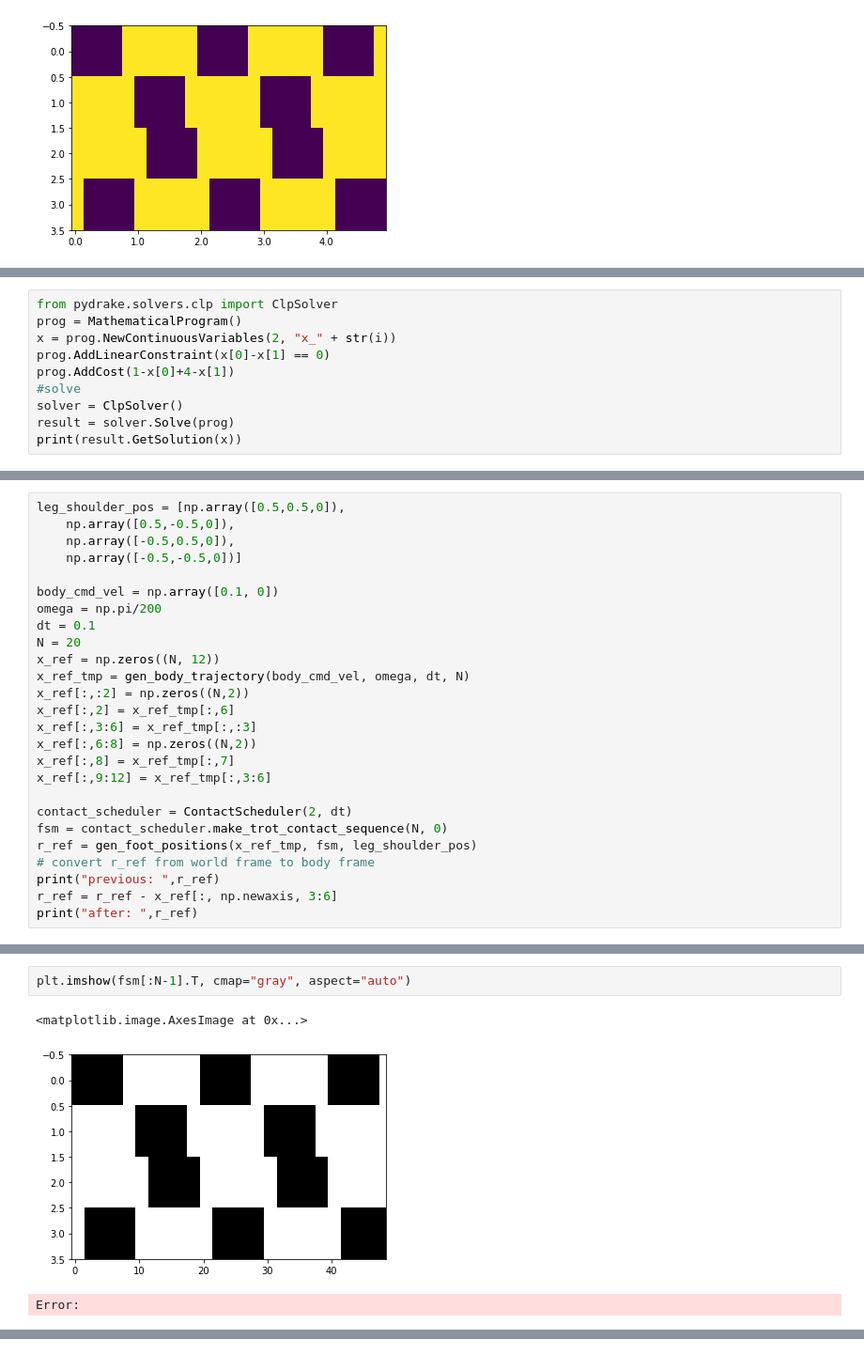
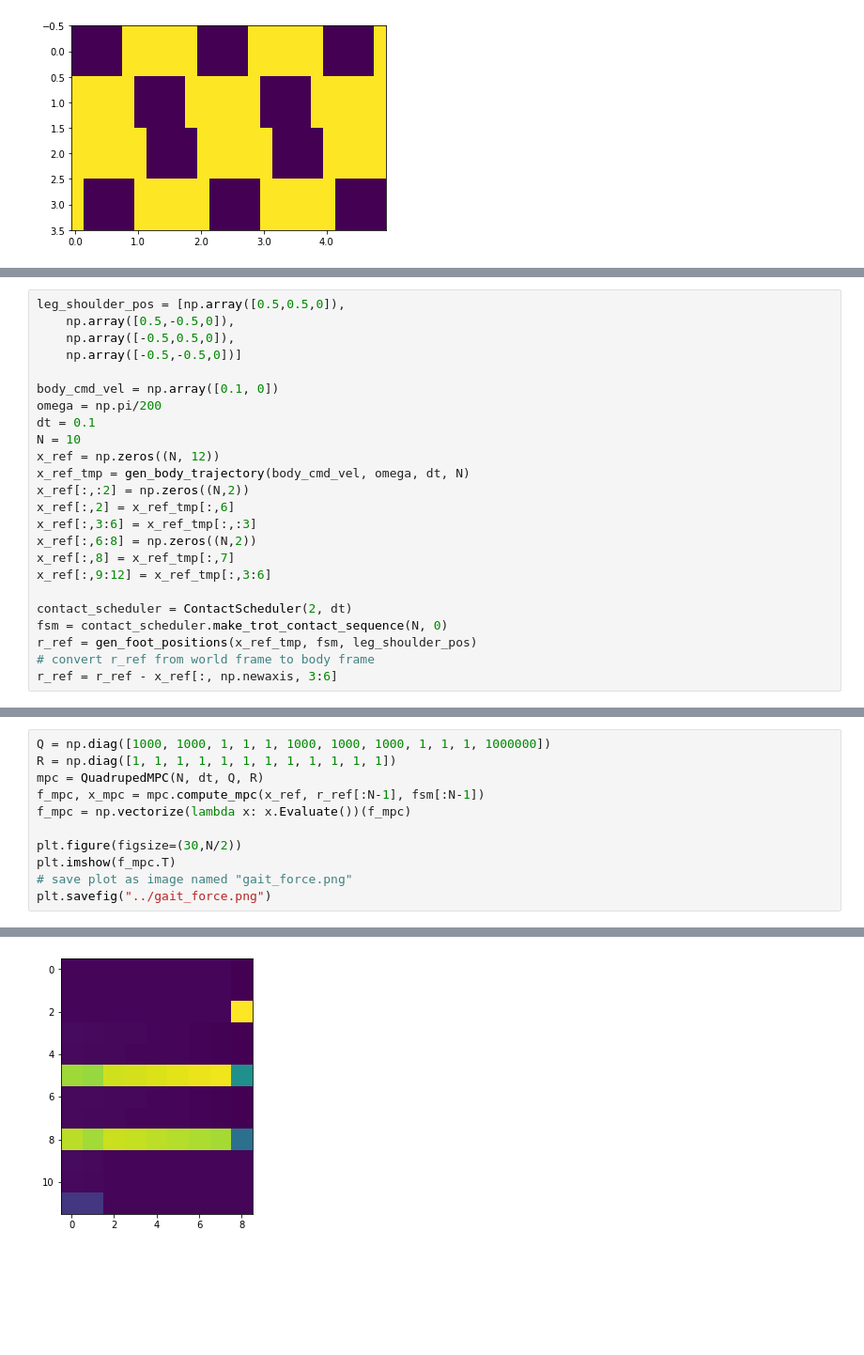
Before and after one commit to JChunX/gait-trans, a Jupyter notebook: gait_trans/playground.ipynb, the cells around one changed output, grey strips where cells are left out. Shown at 94% size. Cells and saved outputs as stored; diff of their text form; blank space fills up the shorter version.

Commit message:
mpc plot utils

```diff
--- a/gait_trans/playground.ipynb
+++ b/gait_trans/playground.ipynb
@@ -547,13 +542,3 @@ class QuadrupedMPC(LeafSystem):
         else:
             print("MPC failed to solve")
             return None
-# %%
-from pydrake.solvers.clp import ClpSolver
-prog = MathematicalProgram()
-x = prog.NewContinuousVariables(2, "x_" + str(i))
-prog.AddLinearConstraint(x[0]-x[1] == 0)
-prog.AddCost(1-x[0]+4-x[1])
-#solve
-solver = ClpSolver()
-result = solver.Solve(prog)
-print(result.GetSolution(x))
@@ -568,7 +551,7 @@ leg_shoulder_pos = [np.array([0.5,0.5,0]),
 body_cmd_vel = np.array([0.1, 0])
 omega = np.pi/200
 dt = 0.1
-N = 20
+N = 10
 x_ref = np.zeros((N, 12))
 x_ref_tmp = gen_body_trajectory(body_cmd_vel, omega, dt, N)
 x_ref[:,:2] = np.zeros((N,2))
@@ -582,6 +565,4 @@ contact_scheduler = ContactScheduler(2, dt)
 fsm = contact_scheduler.make_trot_contact_sequence(N, 0)
 r_ref = gen_foot_positions(x_ref_tmp, fsm, leg_shoulder_pos)
 # convert r_ref from world frame to body frame
-print("previous: ",r_ref)
 r_ref = r_ref - x_ref[:, np.newaxis, 3:6]
-print("after: ",r_ref)
@@ -657,6 +569,12 @@ TypeError: Image data of dtype object cannot be converted to float
-# %%
-plt.imshow(fsm[:N-1].T, cmap="gray", aspect="auto")
-# %% [output]
-<matplotlib.image.AxesImage at 0x...>
-[figure, removed]
-Error:
+# %%
+Q = np.diag([1000, 1000, 1, 1, 1, 1000, 1000, 1000, 1, 1, 1, 1000000])
+R = np.diag([1, 1, 1, 1, 1, 1, 1, 1, 1, 1, 1, 1])
+mpc = QuadrupedMPC(N, dt, Q, R)
+f_mpc, x_mpc = mpc.compute_mpc(x_ref, r_ref[:N-1], fsm[:N-1])
+f_mpc = np.vectorize(lambda x: x.Evaluate())(f_mpc)
+
+plt.figure(figsize=(30,N/2))
+plt.imshow(f_mpc.T)
+# save plot as image named "gait_force.png"
+plt.savefig("../gait_force.png")
+# %% [output]
@@ -662,0 +598 @@ Error:
+[figure, added]
```
Also changed, not shown: parts of 9 cells of this notebook, 7 other files.
